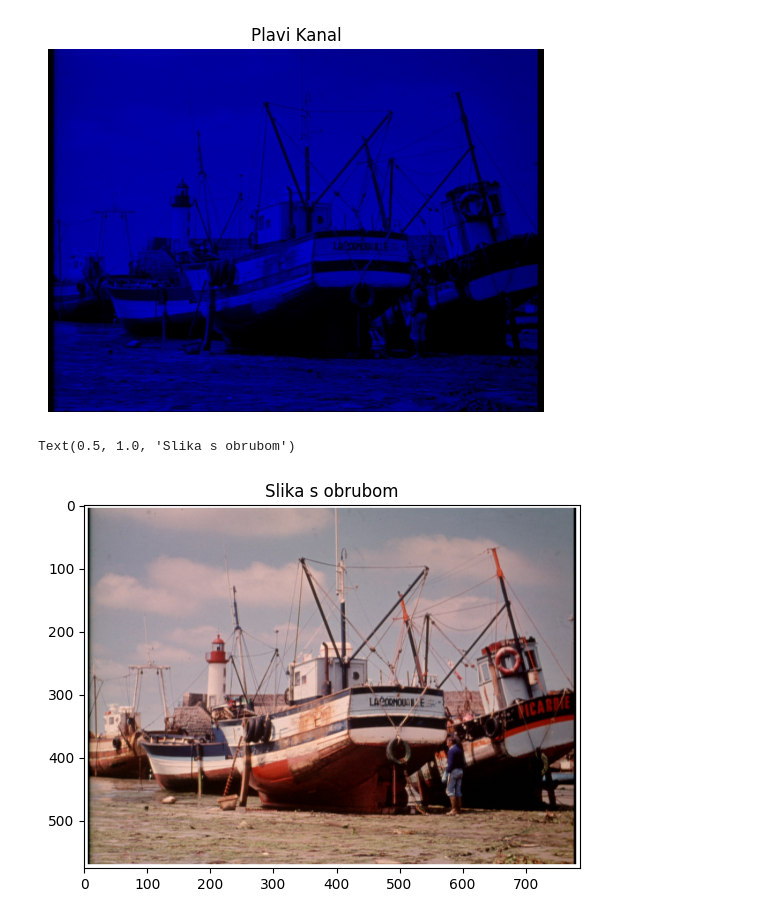
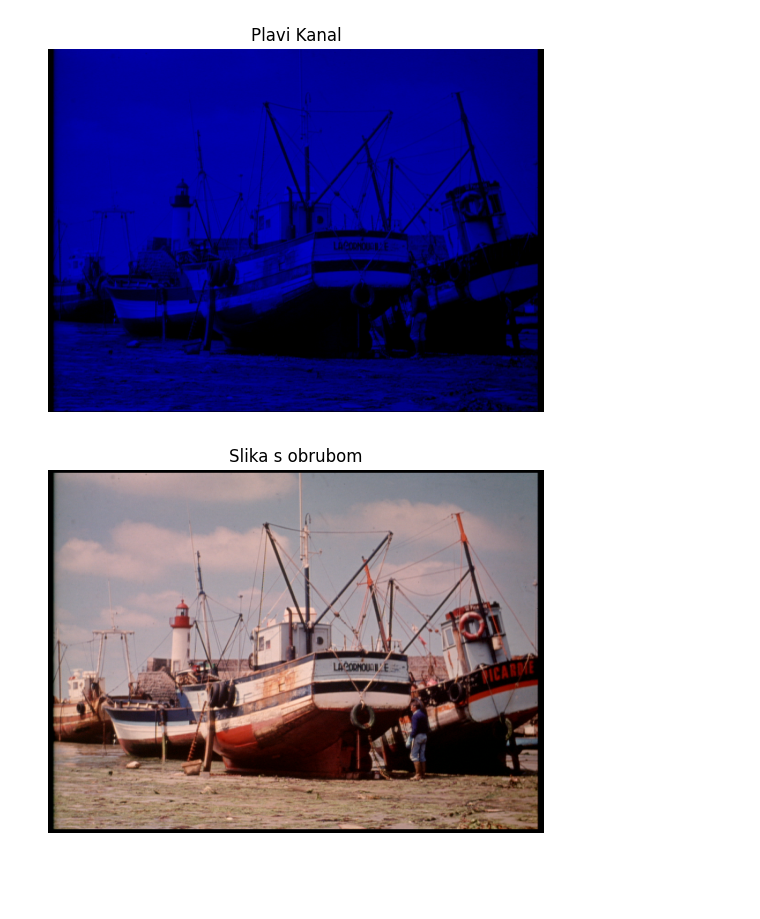
Before and after one commit to IamGrimbo/mono-praksa, a Jupyter notebook: lab1.ipynb, the cells around one changed output. Drawn from its saved outputs; the diff is of its cells as text; code cells hidden in the pictures; blank space fills up the shorter version.

```diff
--- a/lab1.ipynb
+++ b/lab1.ipynb
@@ -160,18 +160,17 @@ show_image(blue_channel)
 # %%
 #2. Napisati program koji će učitati sliku i napraviti oko učitane slike obrub debljine 10 piksela. Takvu sliku prikazati.
 file_path = 'slike/BoatsColor.bmp'
 
 img_rgb = imread_rgb(file_path)
 
 border_thickness = 10
 
 bordered_image = img_rgb.copy()
-border_color = (255, 255, 255)
+border_color = (0, 0, 0)
 height, width, _ = bordered_image.shape
 cv.rectangle(bordered_image, (0, 0), (width - 1, height - 1), border_color, border_thickness)
 
-plt.imshow(bordered_image)
 plt.title('Slika s obrubom')
+show_image(bordered_image)
 # %% [output]
-Text(0.5, 1.0, 'Slika s obrubom')
-[figure, old version]
+[figure, new version]
```
